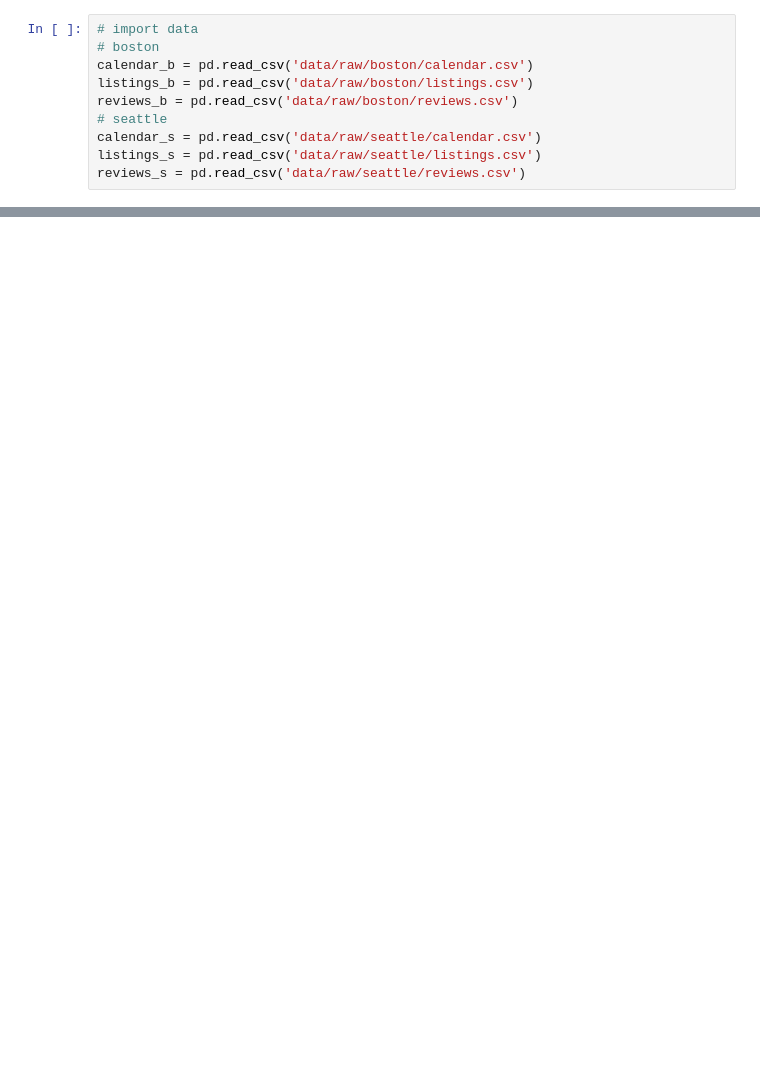
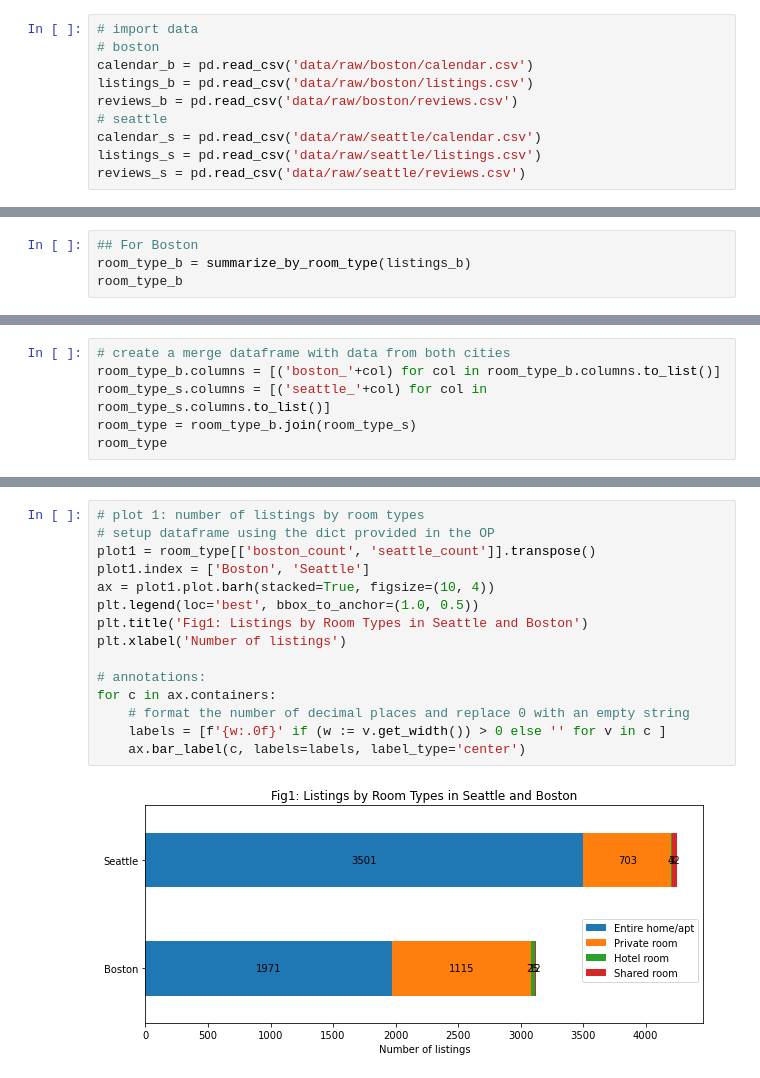
Before and after one commit to thuytrinht4/airbnb-listing-analysis, a Jupyter notebook: AirBNB_Listings_Analysis.ipynb, the cells around one changed output, grey strips where cells are left out. Drawn from its saved outputs; the diff is of its cells as text; blank space fills up the shorter version.

```diff
--- a/AirBNB_Listings_Analysis.ipynb
+++ b/AirBNB_Listings_Analysis.ipynb
@@ -86,0 +81,4 @@ room_type_b
+# %%
+## For Boston
+room_type_b = summarize_by_room_type(listings_b)
+room_type_b
@@ -107,0 +101,6 @@ room_type_s
+# %%
+# create a merge dataframe with data from both cities
+room_type_b.columns = [('boston_'+col) for col in room_type_b.columns.to_list()]
+room_type_s.columns = [('seattle_'+col) for col in room_type_s.columns.to_list()]
+room_type = room_type_b.join(room_type_s)
+room_type
@@ -107,0 +113,17 @@ room_type_s
+# %%
+# plot 1: number of listings by room types
+# setup dataframe using the dict provided in the OP
+plot1 = room_type[['boston_count', 'seattle_count']].transpose()
+plot1.index = ['Boston', 'Seattle']
+ax = plot1.plot.barh(stacked=True, figsize=(10, 4))
+plt.legend(loc='best', bbox_to_anchor=(1.0, 0.5))
+plt.title('Fig1: Listings by Room Types in Seattle and Boston')
+plt.xlabel('Number of listings')
+
+# annotations:
+for c in ax.containers:
+    # format the number of decimal places and replace 0 with an empty string
+    labels = [f'{w:.0f}' if (w := v.get_width()) > 0 else '' for v in c ]
+    ax.bar_label(c, labels=labels, label_type='center')
+# %% [output]
+[figure, added]
```
Also changed, not shown: parts of 23 cells of this notebook.
